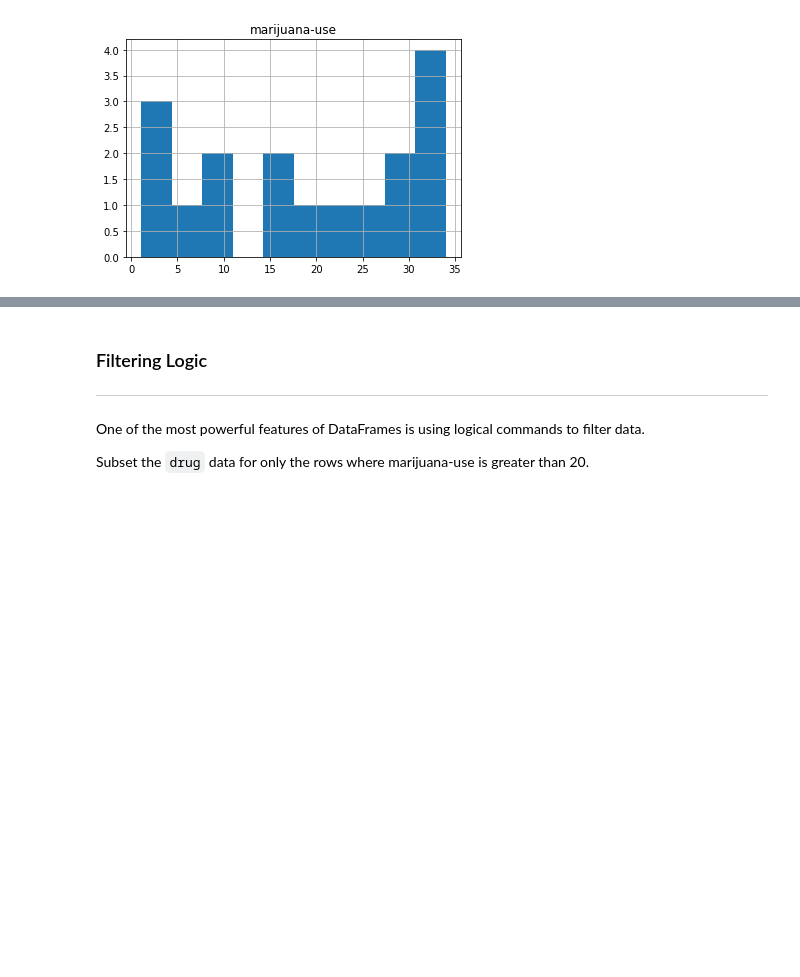
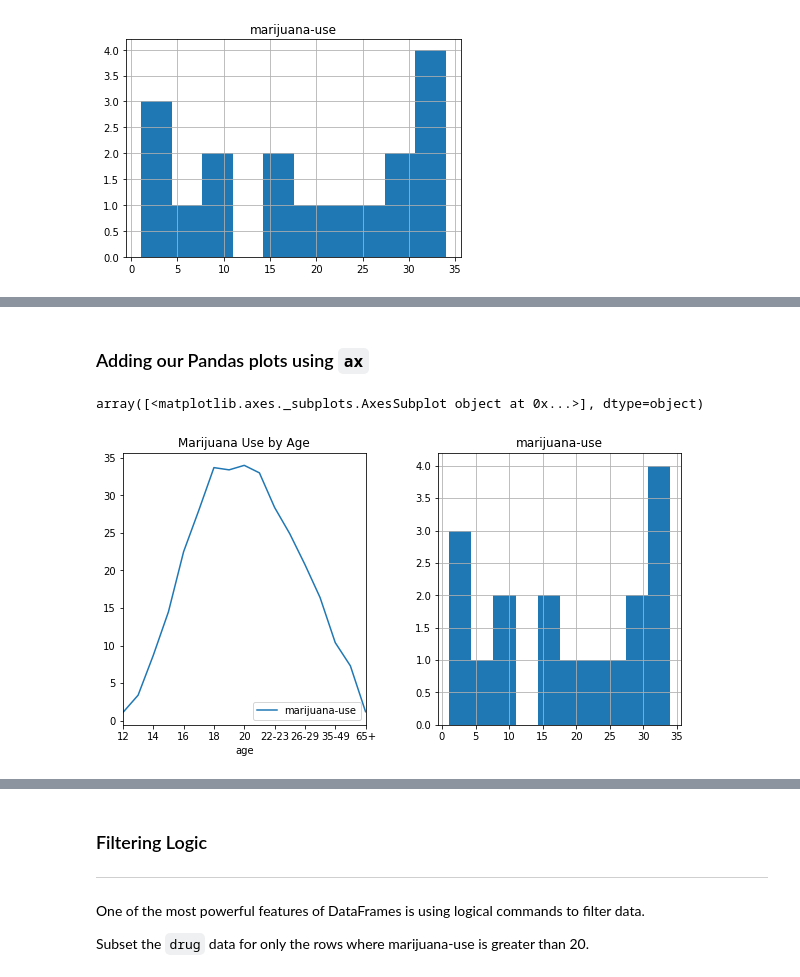
Before and after one commit to rickwp08/associads, a Jupyter notebook: intro-to-pandas.ipynb, the cells around one changed output, grey strips where cells are left out. Drawn from its saved outputs; the diff is of its cells as text; code cells hidden in the pictures; blank space fills up the shorter version.

```diff
--- a/intro-to-pandas.ipynb
+++ b/intro-to-pandas.ipynb
@@ -587,0 +600,9 @@ array([[<matplotlib.axes._subplots.AxesSubplot object at 0x...>]], dtype=object)
+# %% [markdown]
+### Adding our Pandas plots using `ax`
+# %%
+figure, ax = plt.subplots(nrows=1, ncols=2, figsize=(10, 5))
+drug.plot(title="Marijuana Use by Age", x='age', y='marijuana-use', ax=ax[0])
+drug.hist('marijuana-use', ax=ax[1])
+# %% [output]
+array([<matplotlib.axes._subplots.AxesSubplot object at 0x...>], dtype=object)
+[figure, added]
```
Also changed, not shown: parts of 24 cells of this notebook.
